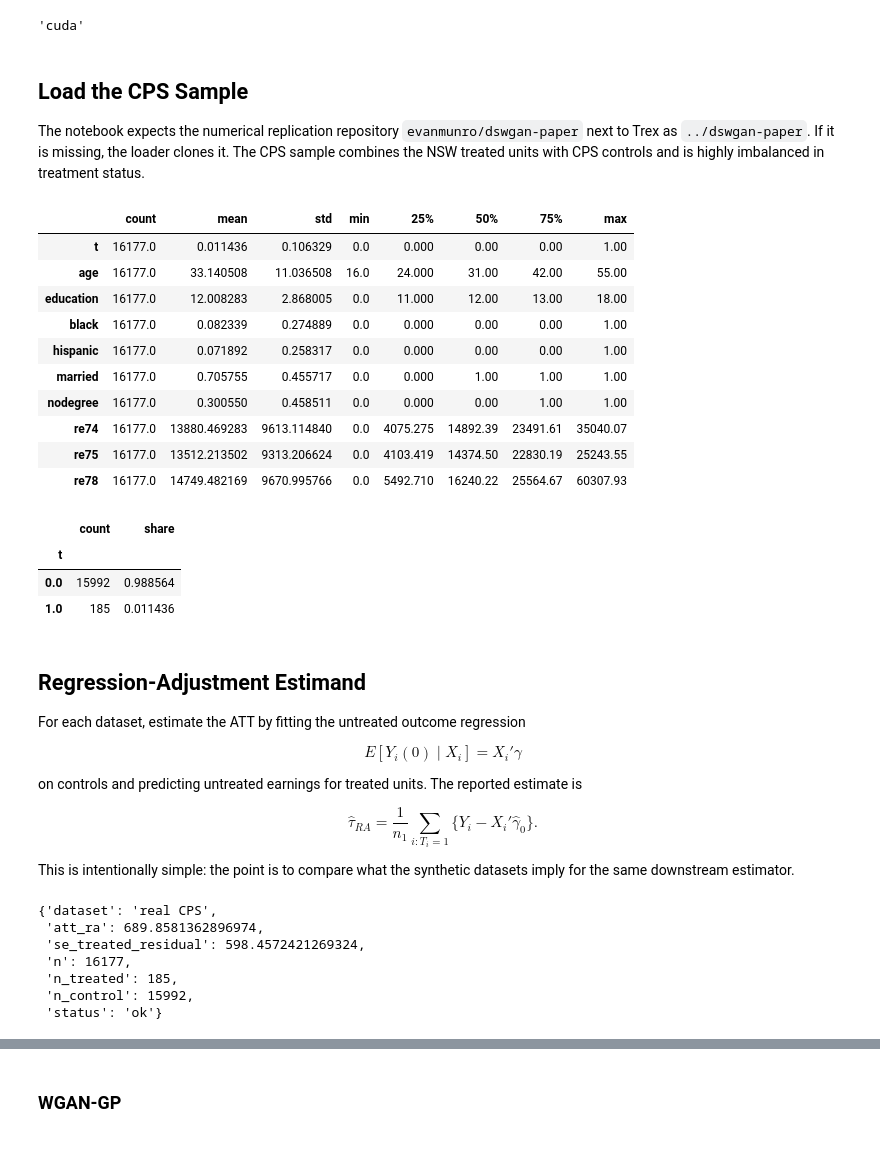
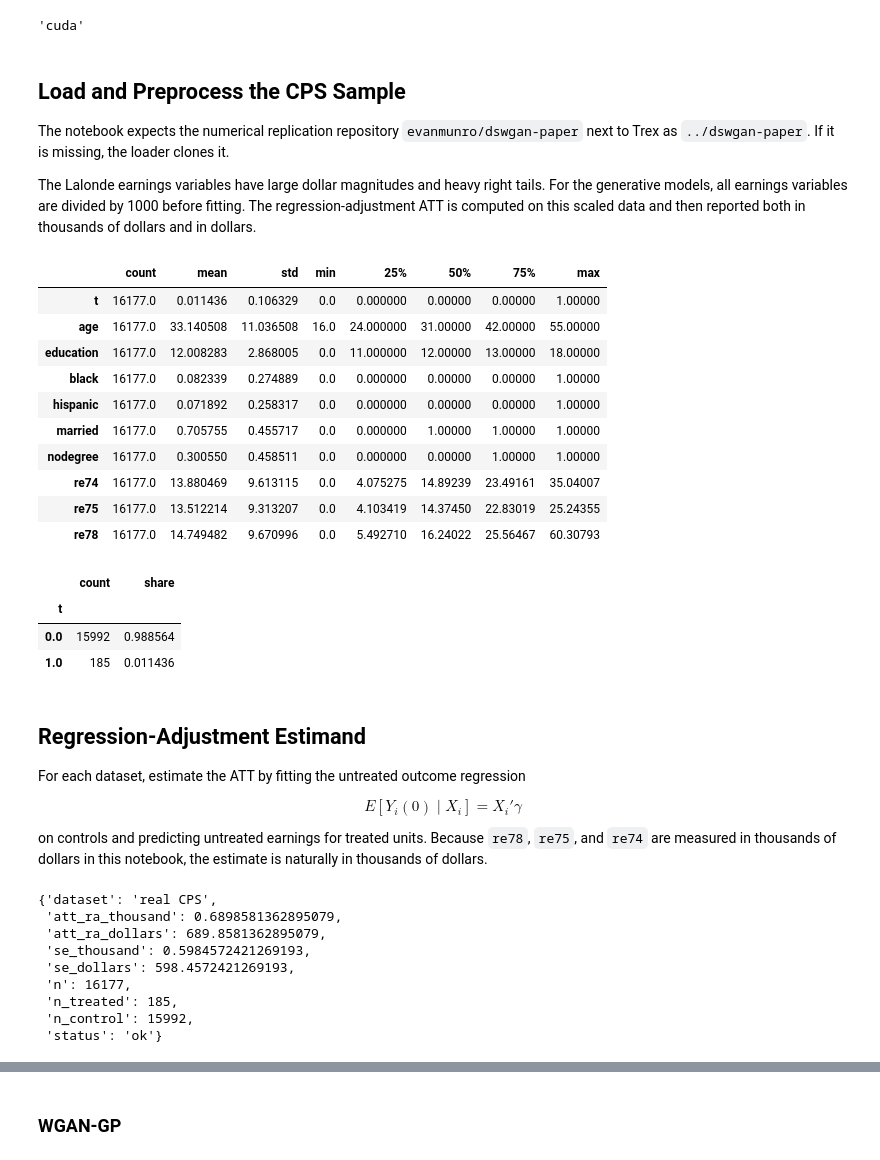
Before and after one commit to apoorvalal/torchonometrics, a Jupyter notebook: nb/lalonde_cps_simdgp_application.ipynb, the cells around one changed output, grey strips where cells are left out. Drawn from its saved outputs; the diff is of its cells as text; code cells hidden in the pictures.

Commit message:
Improve Lalonde CPS simulator diagnostics

```diff
--- a/nb/lalonde_cps_simdgp_application.ipynb
+++ b/nb/lalonde_cps_simdgp_application.ipynb
@@ -17,7 +17,6 @@ import json
 import subprocess
 import time
 from pathlib import Path
-from urllib.error import URLError
 from urllib.request import Request, urlopen
 
 import numpy as np
@@ -28,7 +27,7 @@ import matplotlib.pyplot as plt
 from trex import TabularDiffusion, TabularTransformer, TabularWGAN, distribution_metrics
 
 pd.set_option("display.max_columns", 40)
-pd.set_option("display.width", 140)
+pd.set_option("display.width", 160)
 
 SEED = 20260526
 rng = np.random.default_rng(SEED)
@@ -39,50 +38,46 @@ DEVICE
 # %% [output]
 'cuda'
 # %% [markdown]
-## Load the CPS Sample
+## Load and Preprocess the CPS Sample
 
-The notebook expects the numerical replication repository `evanmunro/dswgan-paper` next to Trex as `../dswgan-paper`. If it is missing, the loader clones it. The CPS sample combines the NSW treated units with CPS controls and is highly imbalanced in treatment status.
+The notebook expects the numerical replication repository `evanmunro/dswgan-paper` next to Trex as `../dswgan-paper`. If it is missing, the loader clones it.
+
+The Lalonde earnings variables have large dollar magnitudes and heavy right tails. For the generative models, all earnings variables are divided by 1000 before fitting. The regression-adjustment ATT is computed on this scaled data and then reported both in thousands of dollars and in dollars.
 # %%
 LDW_COLUMNS = [
-    "t",
-    "age",
-    "education",
-    "black",
-    "hispanic",
-    "married",
-    "nodegree",
-    "re74",
-    "re75",
-    "re78",
+    "t", "age", "education", "black", "hispanic", "married", "nodegree", "re74", "re75", "re78",
 ]
+EARNINGS_COLUMNS = ["re74", "re75", "re78"]
 BINARY_COLUMNS = ["black", "hispanic", "married", "nodegree"]
 NONNEGATIVE_COLUMNS = ["age", "education", "re74", "re75", "re78"]
 COVARIATES = ["age", "education", "black", "hispanic", "married", "nodegree", "re74", "re75"]
 OUTCOME = "re78"
 TREATMENT = "t"
 
 PAPER_REPO = Path("../dswgan-paper")
 if not PAPER_REPO.exists():
     subprocess.run(
         ["git", "clone", "https://github.com/evanmunro/dswgan-paper", str(PAPER_REPO)],
         check=True,
     )
 
 DATA_PATH = PAPER_REPO / "data" / "original_data" / "cps_merged.feather"
-real = pd.read_feather(DATA_PATH)[LDW_COLUMNS].astype(float)
+real_raw = pd.read_feather(DATA_PATH)[LDW_COLUMNS].astype(float)
+real = real_raw.copy()
+real[EARNINGS_COLUMNS] = real[EARNINGS_COLUMNS] / 1000.0
 real.describe().T
 # %% [output]
 |  | count | mean | std | min | 25% | 50% | 75% | max |
-| t | 16177.0 | 0.011436 | 0.106329 | 0.0 | 0.000 | 0.00 | 0.00 | 1.00 |
-| age | 16177.0 | 33.140508 | 11.036508 | 16.0 | 24.000 | 31.00 | 42.00 | 55.00 |
-| education | 16177.0 | 12.008283 | 2.868005 | 0.0 | 11.000 | 12.00 | 13.00 | 18.00 |
-| black | 16177.0 | 0.082339 | 0.274889 | 0.0 | 0.000 | 0.00 | 0.00 | 1.00 |
-| hispanic | 16177.0 | 0.071892 | 0.258317 | 0.0 | 0.000 | 0.00 | 0.00 | 1.00 |
-| married | 16177.0 | 0.705755 | 0.455717 | 0.0 | 0.000 | 1.00 | 1.00 | 1.00 |
-| nodegree | 16177.0 | 0.300550 | 0.458511 | 0.0 | 0.000 | 0.00 | 1.00 | 1.00 |
-| re74 | 16177.0 | 13880.469283 | 9613.114840 | 0.0 | 4075.275 | 14892.39 | 23491.61 | 35040.07 |
-| re75 | 16177.0 | 13512.213502 | 9313.206624 | 0.0 | 4103.419 | 14374.50 | 22830.19 | 25243.55 |
-| re78 | 16177.0 | 14749.482169 | 9670.995766 | 0.0 | 5492.710 | 16240.22 | 25564.67 | 60307.93 |
+| t | 16177.0 | 0.011436 | 0.106329 | 0.0 | 0.000000 | 0.00000 | 0.00000 | 1.00000 |
+| age | 16177.0 | 33.140508 | 11.036508 | 16.0 | 24.000000 | 31.00000 | 42.00000 | 55.00000 |
+| education | 16177.0 | 12.008283 | 2.868005 | 0.0 | 11.000000 | 12.00000 | 13.00000 | 18.00000 |
+| black | 16177.0 | 0.082339 | 0.274889 | 0.0 | 0.000000 | 0.00000 | 0.00000 | 1.00000 |
+| hispanic | 16177.0 | 0.071892 | 0.258317 | 0.0 | 0.000000 | 0.00000 | 0.00000 | 1.00000 |
+| married | 16177.0 | 0.705755 | 0.455717 | 0.0 | 0.000000 | 1.00000 | 1.00000 | 1.00000 |
+| nodegree | 16177.0 | 0.300550 | 0.458511 | 0.0 | 0.000000 | 0.00000 | 1.00000 | 1.00000 |
+| re74 | 16177.0 | 13.880469 | 9.613115 | 0.0 | 4.075275 | 14.89239 | 23.49161 | 35.04007 |
+| re75 | 16177.0 | 13.512214 | 9.313207 | 0.0 | 4.103419 | 14.37450 | 22.83019 | 25.24355 |
+| re78 | 16177.0 | 14.749482 | 9.670996 | 0.0 | 5.492710 | 16.24022 | 25.56467 | 60.30793 |
 # %%
 real[TREATMENT].value_counts().rename("count").to_frame().assign(share=lambda d: d["count"] / len(real))
 # %% [output]
@@ -99,13 +94,7 @@ $$
 E[Y_i(0) \mid X_i] = X_i'\gamma
 $$
 
-on controls and predicting untreated earnings for treated units. The reported estimate is
-
-$$
-\hat\tau_{RA} = \frac{1}{n_1}\sum_{i:T_i=1} \{Y_i - X_i'\hat\gamma_0\}.
-$$
-
-This is intentionally simple: the point is to compare what the synthetic datasets imply for the same downstream estimator.
+on controls and predicting untreated earnings for treated units. Because `re78`, `re75`, and `re74` are measured in thousands of dollars in this notebook, the estimate is naturally in thousands of dollars.
 # %%
 def design_matrix(df: pd.DataFrame) -> np.ndarray:
     return np.column_stack([np.ones(len(df)), df[COVARIATES].to_numpy(dtype=float)])
@@ -120,8 +109,10 @@ def regression_adjustment_att(df: pd.DataFrame) -> dict[str, float | int | str]:
     control = t == 0
     if treated.sum() < 5 or control.sum() <= X.shape[1] + 1:
         return {
-            "att_ra": np.nan,
-            "se_treated_residual": np.nan,
+            "att_ra_thousand": np.nan,
+            "att_ra_dollars": np.nan,
+            "se_thousand": np.nan,
+            "se_dollars": np.nan,
             "n": len(data),
             "n_treated": int(treated.sum()),
             "n_control": int(control.sum()),
@@ -129,9 +120,13 @@ def regression_adjustment_att(df: pd.DataFrame) -> dict[str, float | int | str]:
         }
     beta0 = np.linalg.lstsq(X[control], y[control], rcond=None)[0]
     treated_effects = y[treated] - X[treated] @ beta0
+    att = float(treated_effects.mean())
+    se = float(treated_effects.std(ddof=1) / np.sqrt(treated.sum()))
     return {
-        "att_ra": float(treated_effects.mean()),
-        "se_treated_residual": float(treated_effects.std(ddof=1) / np.sqrt(treated.sum())),
+        "att_ra_thousand": att,
+        "att_ra_dollars": 1000.0 * att,
+        "se_thousand": se,
+        "se_dollars": 1000.0 * se,
         "n": len(data),
         "n_treated": int(treated.sum()),
         "n_control": int(control.sum()),
@@ -147,8 +142,10 @@ def make_result_row(name: str, df: pd.DataFrame) -> dict[str, float | int | str]
 make_result_row("real CPS", real)
 # %% [output]
 {'dataset': 'real CPS',
- 'att_ra': 689.8581362896974,
- 'se_treated_residual': 598.4572421269324,
+ 'att_ra_thousand': 0.6898581362895079,
+ 'att_ra_dollars': 689.8581362895079,
+ 'se_thousand': 0.5984572421269193,
+ 'se_dollars': 598.4572421269193,
  'n': 16177,
  'n_treated': 185,
  'n_control': 15992,
```
Also changed, not shown: parts of 14 cells of this notebook.
